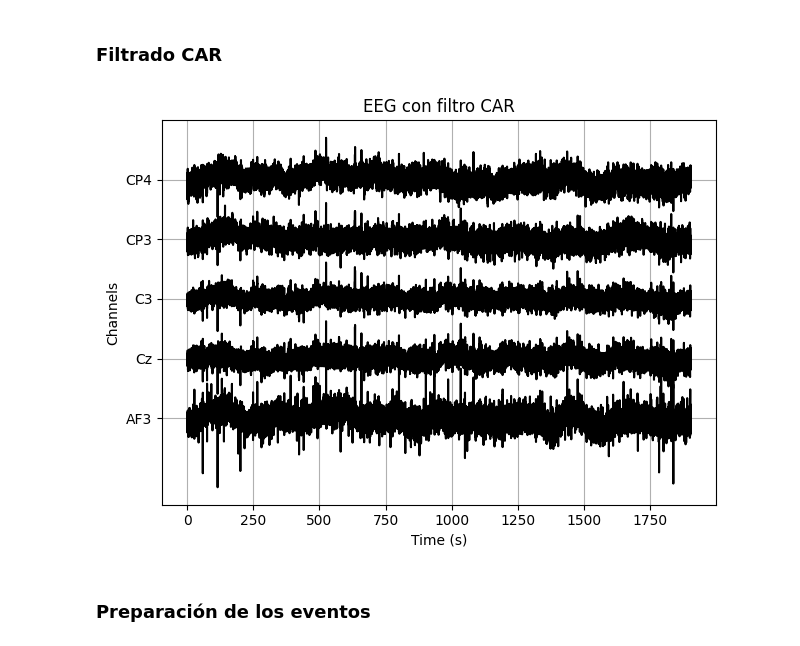
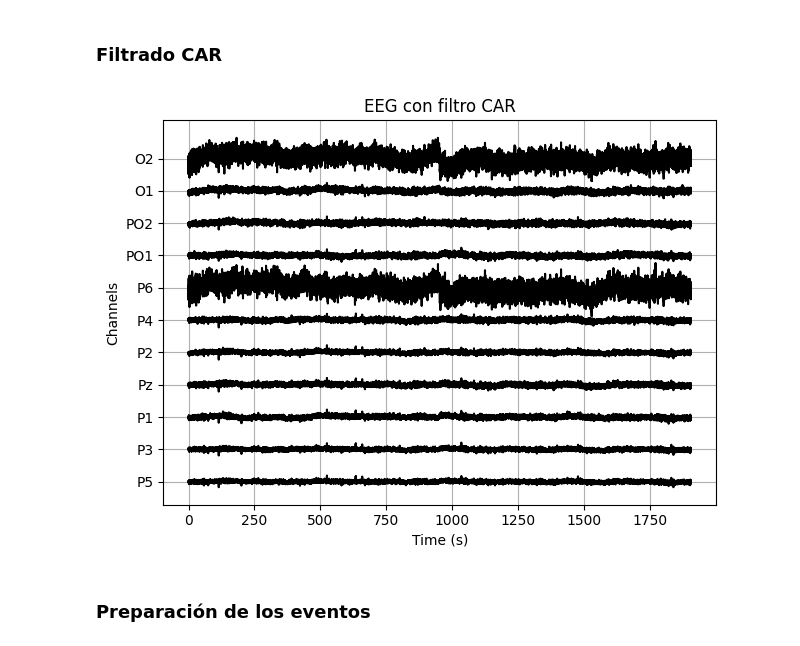
Before and after one commit to OmarAlejandroLinares/Signal-Processing-for-motor-imagery-BCI, a Jupyter notebook: lectura.ipynb, the cells around one changed output. Drawn from its saved outputs; the diff is of its cells as text; code cells hidden in the pictures.

```diff
--- a/lectura.ipynb
+++ b/lectura.ipynb
@@ -185,14 +185,14 @@ EEG = eliminar_ruido(EEG)
 # %%
 # Graficando el dataset filtrado CAR
 plot_eeg(
     EEG,
-    ['AF3','Cz','C3','CP3','CP4'],
-    2000,
+    ['P5', 'P3', 'P1', 'Pz', 'P2', 'P4', 'P6', 'PO1', 'PO2', 'O1', 'O2'],
+    5500,
     'k',
     titulo = 'EEG con filtro CAR'
 )
 # %% [output]
-[figure, old version]
+[figure, new version]
 # %% [markdown]
 ### Preparación de los eventos
 # %%
```
Also changed, not shown: parts of 2 cells of this notebook.
